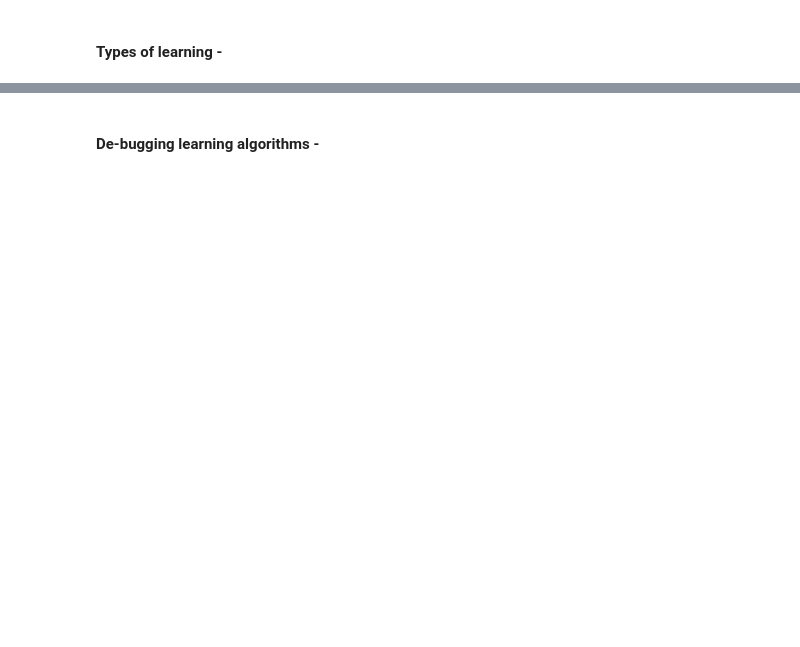
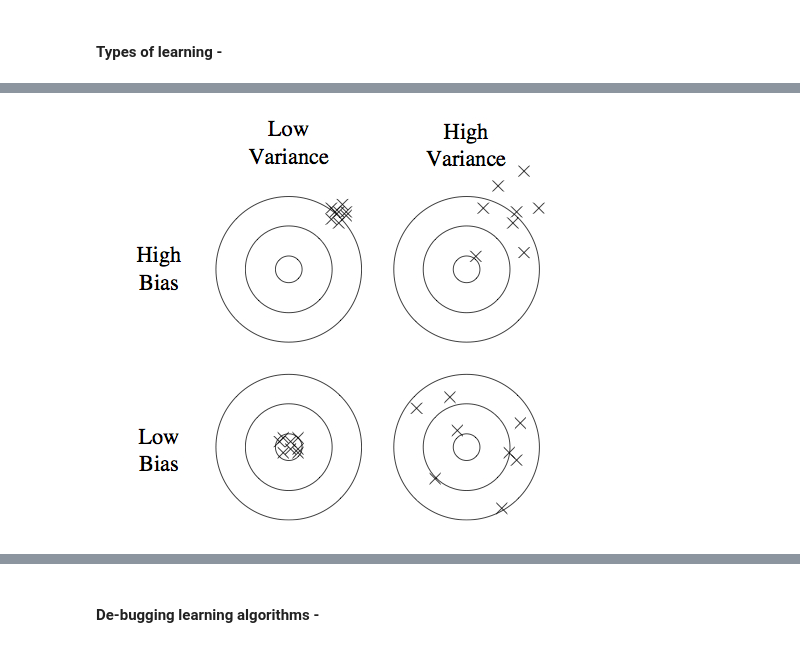
Before and after one commit to lmart999/CS229_ISL, a Jupyter notebook: Intro and Philosophy.ipynb, the cells around one changed output, grey strips where cells are left out. Saved outputs shown, nothing was run; the diff lists cells and outputs as text; code cells hidden in the pictures; blank space fills up the shorter version.

```diff
--- a/Intro and Philosophy.ipynb
+++ b/Intro and Philosophy.ipynb
@@ -111,0 +126,7 @@ This can be de-composed as the sum of:
+# %%
+import os
+from IPython.display import Image
+i = Image(filename=os.getcwd()+'/Images/Bias_Variance.jpg') # from the ISL text.
+i
+# %% [output]
+[figure, added]
```
Also changed, not shown: parts of 24 cells of this notebook.
